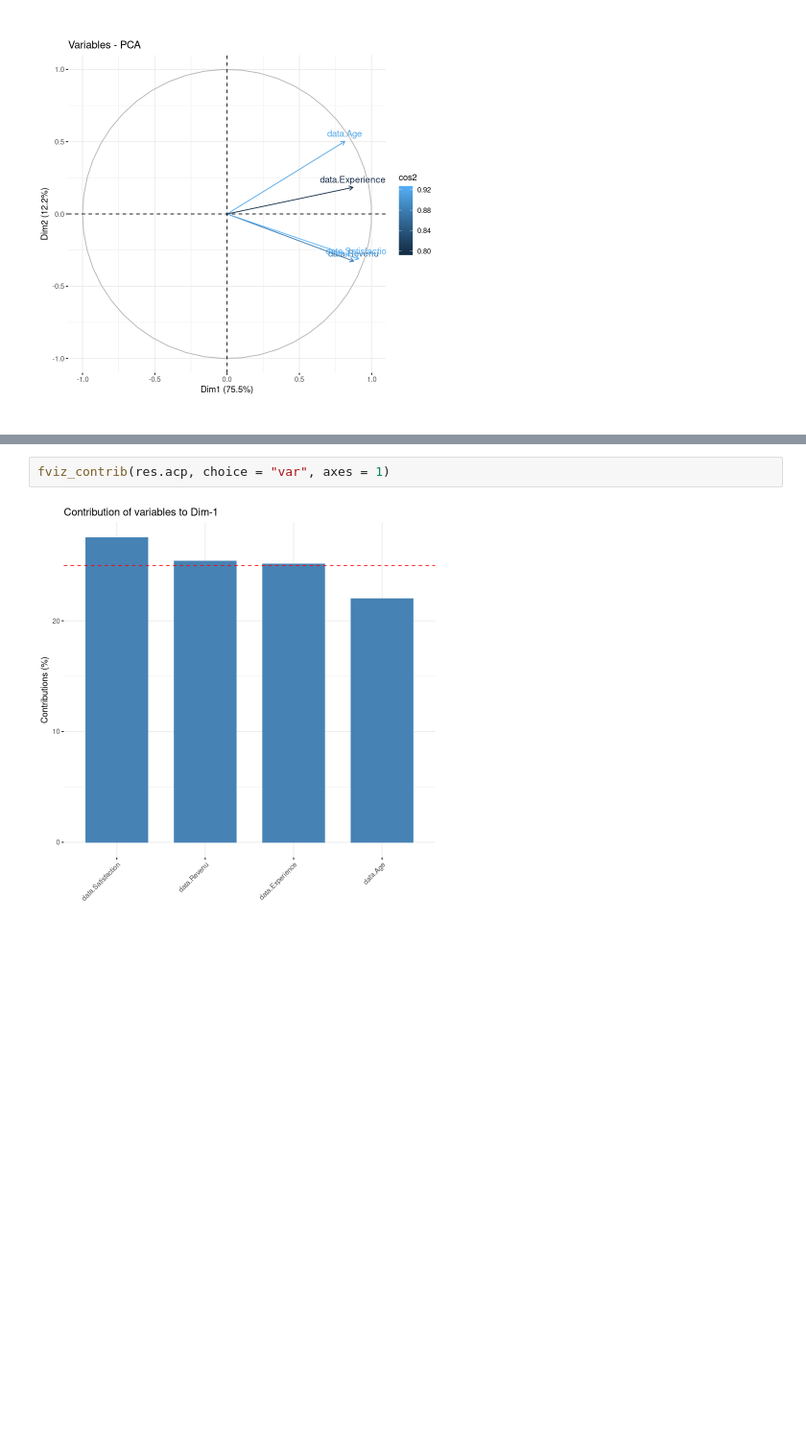
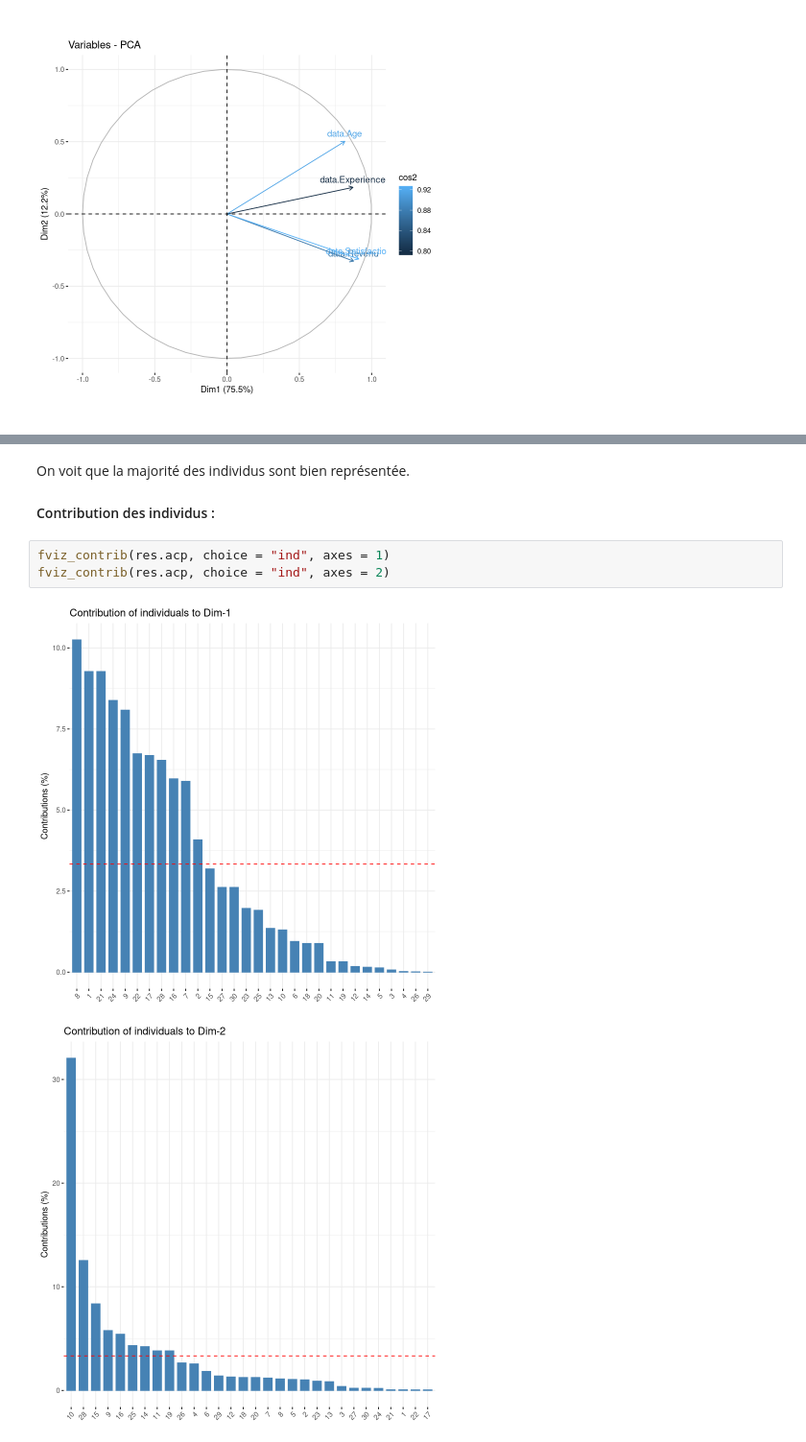
Before and after one commit to akram-elgh/Master-AIDC, a Jupyter notebook: sad/Revision/Revision.ipynb, the cells around one changed output, grey strips where cells are left out. Shown at 96% size. Cells and saved outputs as stored; diff of their text form; blank space fills up the shorter version.

```diff
--- a/sad/Revision/Revision.ipynb
+++ b/sad/Revision/Revision.ipynb
@@ -975,4 +1039,10 @@ fviz_pca_ind(res.acp, choice = "col", col.var = "cos2", axes = c(1, 2))
+# %% [markdown]
+On voit que la majorité des individus sont bien représentée.
+
+#### Contribution des individus :
 # %%
-fviz_contrib(res.acp, choice = "var", axes = 1)
+fviz_contrib(res.acp, choice = "ind", axes = 1)
+fviz_contrib(res.acp, choice = "ind", axes = 2)
 # %% [output]
-[figure, old version]
+[figure, new version]
+[figure, added]
```
Also changed, not shown: parts of 48 cells of this notebook.
